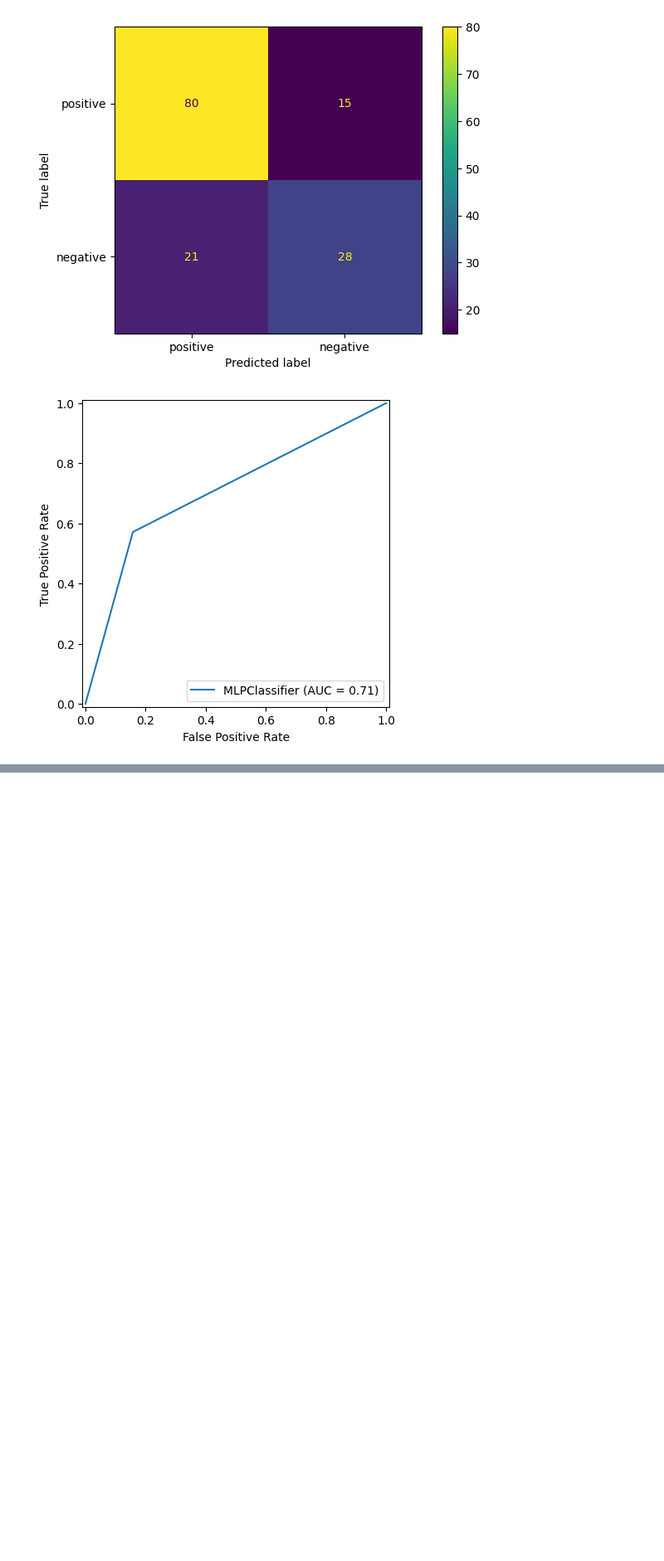
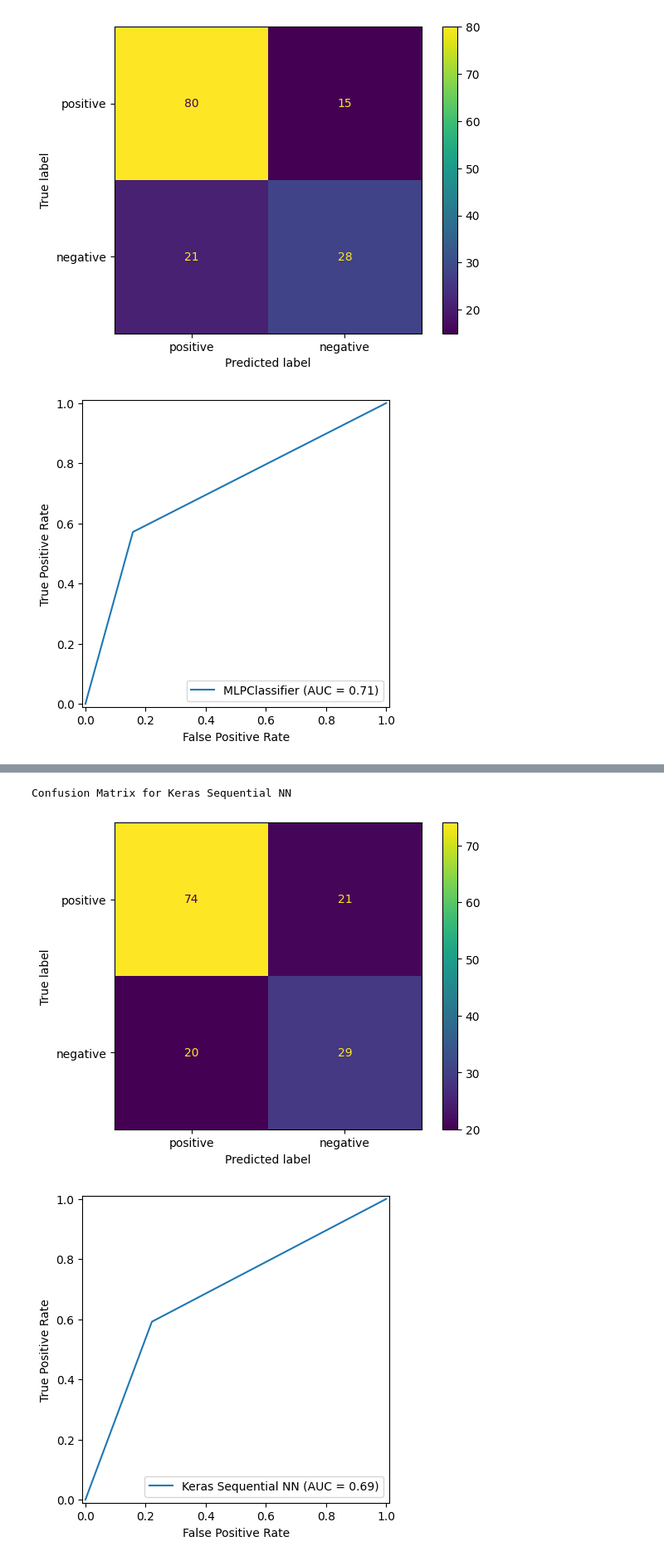
Before and after one commit to jcgomezv/AIMLCapstoneJuan, a Jupyter notebook: DiabetesDiagnostic.ipynb, the cells around one changed output, grey strips where cells are left out. Shown at 83% size. Saved outputs shown, nothing was run; the diff lists cells and outputs as text; code cells hidden in the pictures; blank space fills up the shorter version.

```diff
--- a/DiabetesDiagnostic.ipynb
+++ b/DiabetesDiagnostic.ipynb
@@ -708,0 +799,7 @@ Confusion Matrix for MLPClassifier
+# %%
+plotConfusionMatrix(y_test, y_test_predict, 'Keras Sequential NN')
+plotROC(y_test, y_test_predict, 'Keras Sequential NN')
+# %% [output]
+Confusion Matrix for Keras Sequential NN
+[figure, added]
+[figure, added]
```
Also changed, not shown: parts of 49 cells of this notebook, 3 other files.
